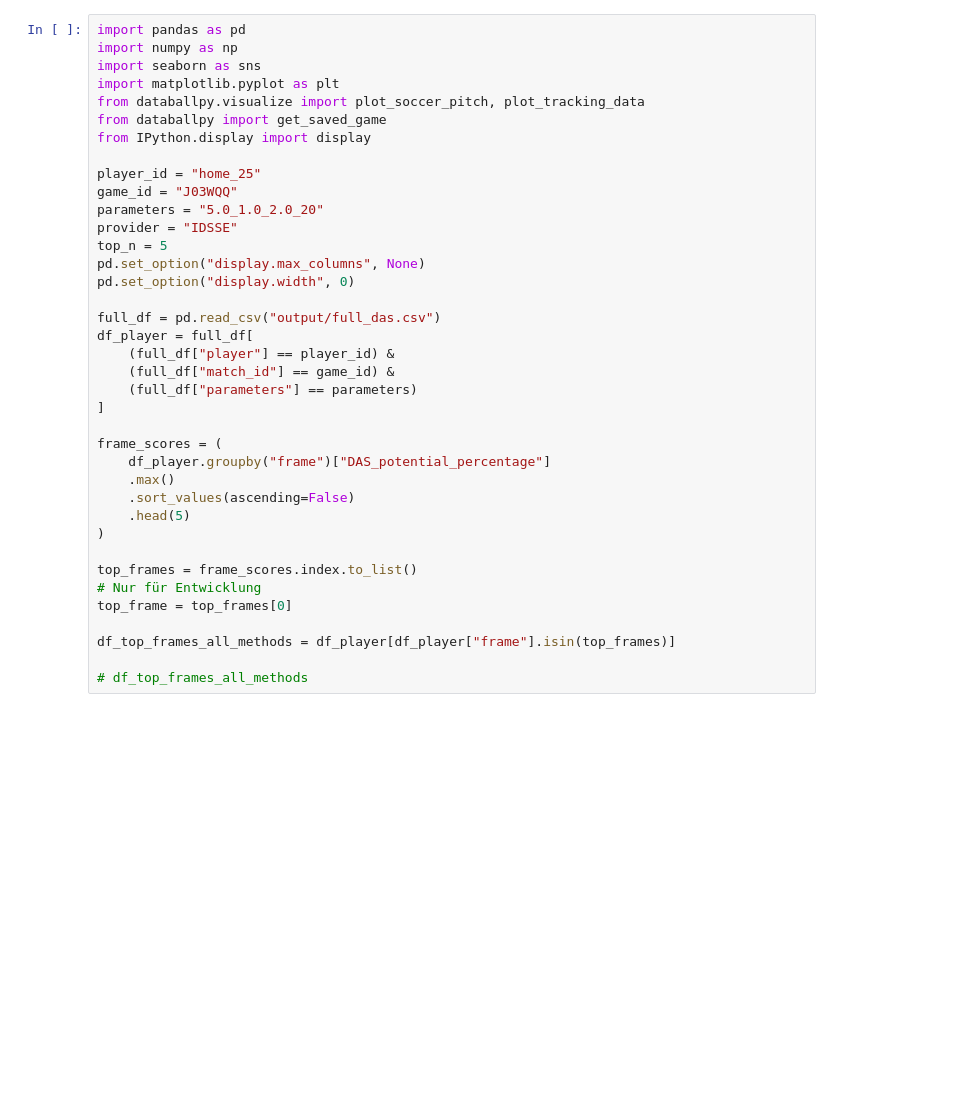
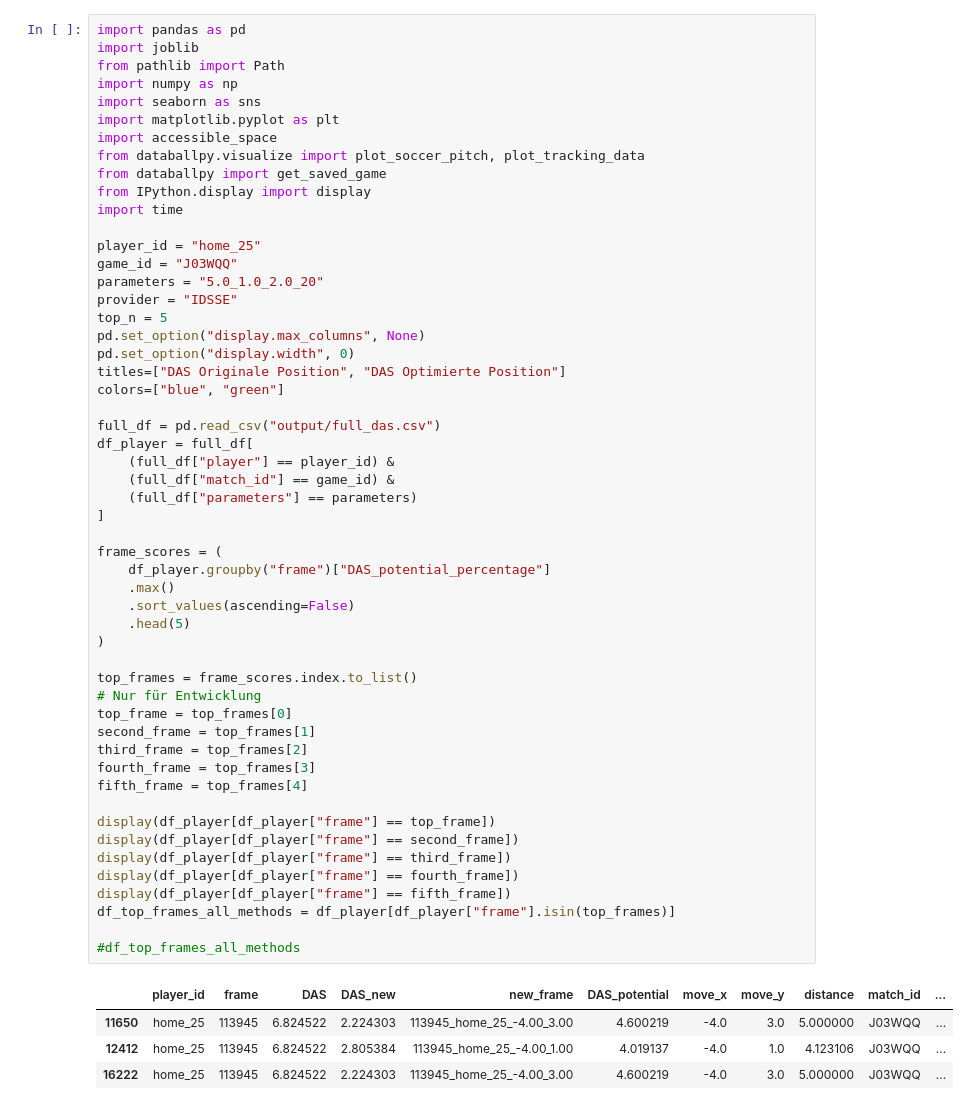
Before and after one commit to maxhartmann1/def-accessible-space, a Jupyter notebook: notebooks/visual_frames.ipynb, the cells around one changed output. Cells and saved outputs as stored; diff of their text form; blank space fills up the shorter version.

```diff
--- a/notebooks/visual_frames.ipynb
+++ b/notebooks/visual_frames.ipynb
@@ -1,38 +1,58 @@
 # %%
 import pandas as pd
+import joblib
+from pathlib import Path
 import numpy as np
 import seaborn as sns
 import matplotlib.pyplot as plt
+import accessible_space
 from databallpy.visualize import plot_soccer_pitch, plot_tracking_data
 from databallpy import get_saved_game
 from IPython.display import display
+import time
 
 player_id = "home_25"
 game_id = "J03WQQ"
 parameters = "5.0_1.0_2.0_20"
 provider = "IDSSE"
 top_n = 5
 pd.set_option("display.max_columns", None)
 pd.set_option("display.width", 0)
+titles=["DAS Originale Position", "DAS Optimierte Position"]
+colors=["blue", "green"]
 
 full_df = pd.read_csv("output/full_das.csv")
 df_player = full_df[
     (full_df["player"] == player_id) &
     (full_df["match_id"] == game_id) &
     (full_df["parameters"] == parameters)
 ]
 
 frame_scores = (
     df_player.groupby("frame")["DAS_potential_percentage"]
     .max()
     .sort_values(ascending=False)
     .head(5)
 )
 
 top_frames = frame_scores.index.to_list()
 # Nur für Entwicklung
 top_frame = top_frames[0]
+second_frame = top_frames[1]
+third_frame = top_frames[2]
+fourth_frame = top_frames[3]
+fifth_frame = top_frames[4]
 
+display(df_player[df_player["frame"] == top_frame])
+display(df_player[df_player["frame"] == second_frame])
+display(df_player[df_player["frame"] == third_frame])
+display(df_player[df_player["frame"] == fourth_frame])
+display(df_player[df_player["frame"] == fifth_frame])
 df_top_frames_all_methods = df_player[df_player["frame"].isin(top_frames)]
 
-# df_top_frames_all_methods
+#df_top_frames_all_methods
+# %% [output]
+|  | player_id | frame | DAS | DAS_new | new_frame | DAS_potential | move_x | move_y | distance | match_id | ... |
+| 11650 | home_25 | 113945 | 6.824522 | 2.224303 | 113945_home_25_-4.00_3.00 | 4.600219 | -4.0 | 3.0 | 5.000000 | J03WQQ | ... |
+| 12412 | home_25 | 113945 | 6.824522 | 2.805384 | 113945_home_25_-4.00_1.00 | 4.019137 | -4.0 | 1.0 | 4.123106 | J03WQQ | ... |
+| 16222 | home_25 | 113945 | 6.824522 | 2.224303 | 113945_home_25_-4.00_3.00 | 4.600219 | -4.0 | 3.0 | 5.000000 | J03WQQ | ... |
```
Also changed, not shown: parts of 9 cells of this notebook, 6 other files.
